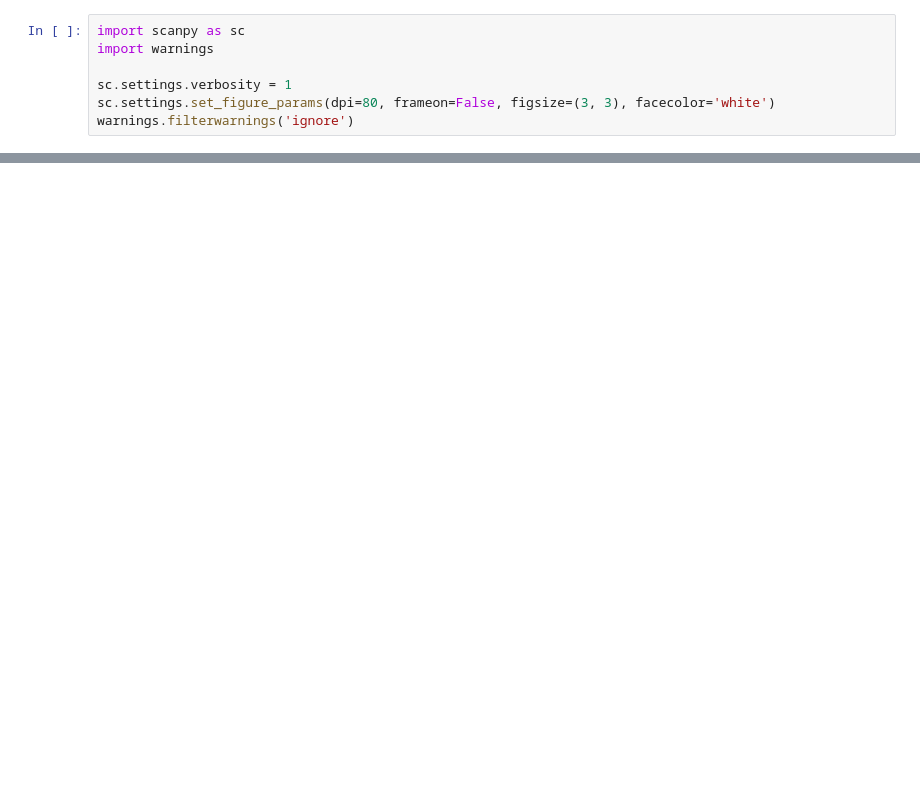
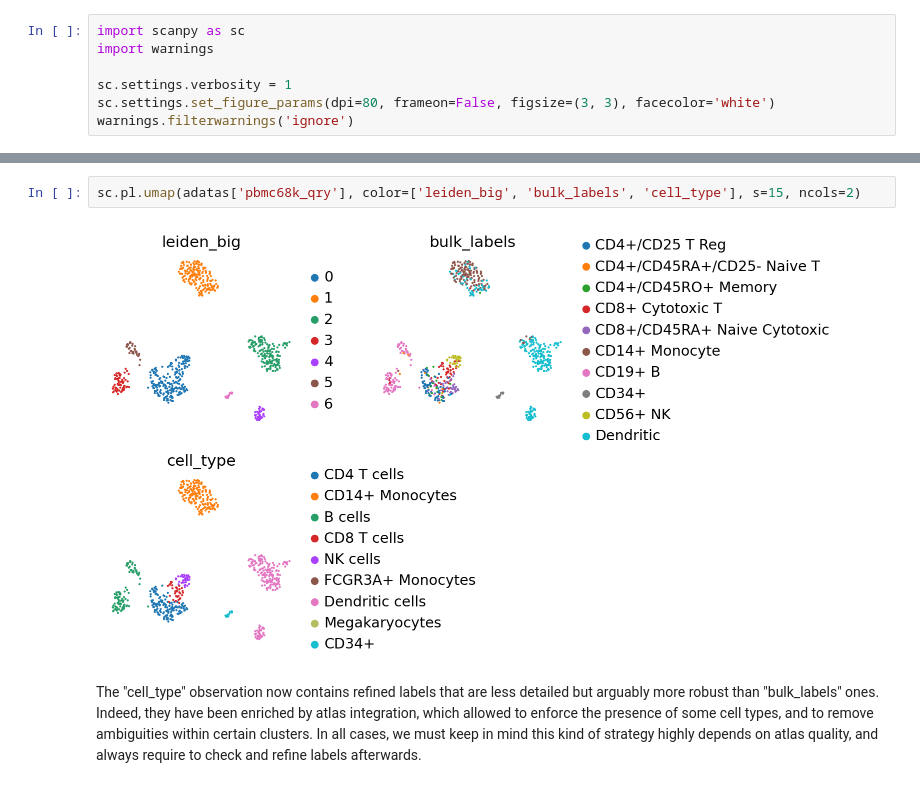
Before and after one commit to sysbio-curie/transmorph, a Jupyter notebook: docs/sections/notebooks/with_scanpy.ipynb, the cells around one changed output, grey strips where cells are left out. Saved outputs shown, nothing was run; the diff lists cells and outputs as text; blank space fills up the shorter version.

```diff
--- a/docs/sections/notebooks/with_scanpy.ipynb
+++ b/docs/sections/notebooks/with_scanpy.ipynb
@@ -103,0 +131,6 @@ AnnData object with n_obs × n_vars = 2638 × 1838
+# %%
+sc.pl.umap(adatas['pbmc68k_qry'], color=['leiden_big', 'bulk_labels', 'cell_type'], s=15, ncols=2)
+# %% [output]
+[figure, added]
+# %% [markdown]
+The "cell_type" observation now contains refined labels that are less detailed but arguably more robust than "bulk_labels" ones. Indeed, they have been enriched by atlas integration, which allowed to enforce the presence of some cell types, and to remove ambiguities within certain clusters. In all cases, we must keep in mind this kind of strategy highly depends on atlas quality, and always require to check and refine labels afterwards.
```
Also changed, not shown: parts of 26 cells of this notebook, 17 other files.
